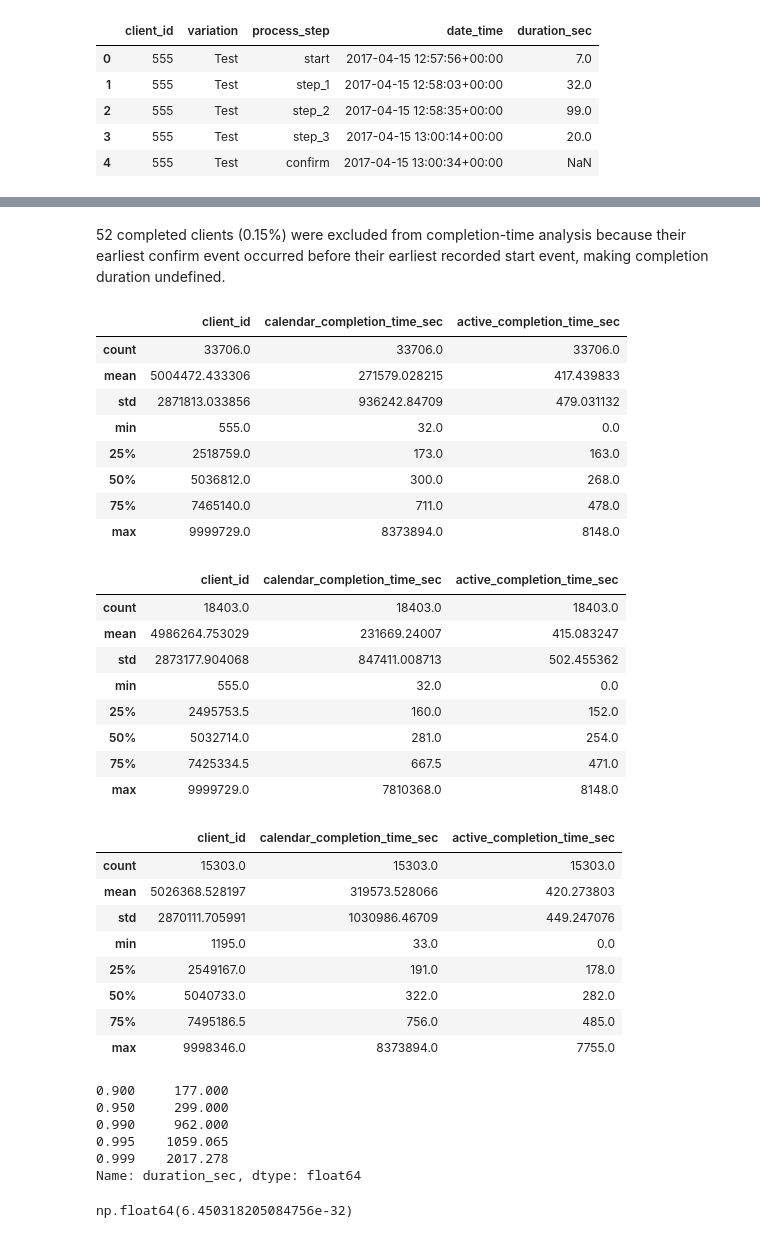
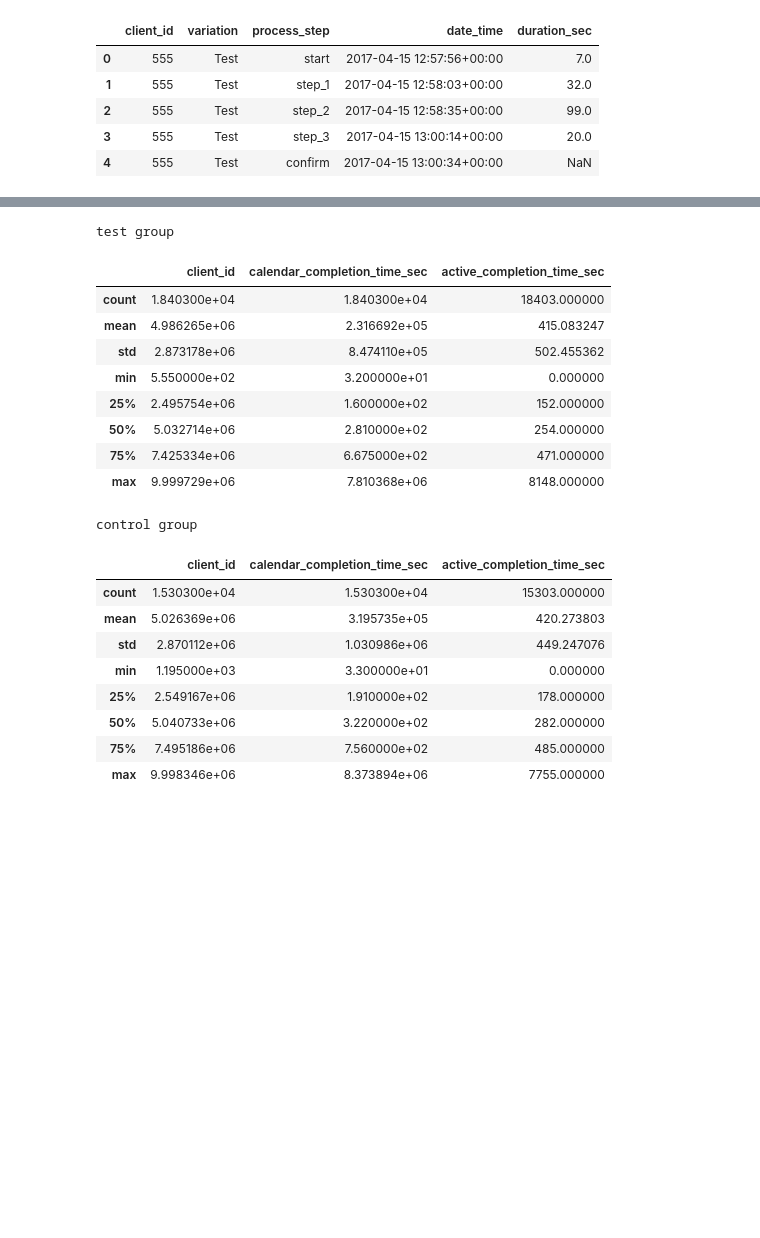
Before and after one commit to mosijituo049/vanguard-ab-test, a Jupyter notebook: notebook/duration_analysis.ipynb, the cells around one changed output, grey strips where cells are left out. Drawn from its saved outputs; the diff is of its cells as text; code cells hidden in the pictures; blank space fills up the shorter version.

```diff
--- a/notebook/duration_analysis.ipynb
+++ b/notebook/duration_analysis.ipynb
@@ -60,56 +44,27 @@ completion time table loaded!
-# %% [markdown]
-52 completed clients (0.15%) were excluded from completion-time analysis because their earliest confirm event occurred before their earliest recorded start event, making completion duration undefined.
 # %%
-display(df_completion_time.describe())
+#display(df_completion_time.describe())
+print("test group")
 display(df_completion_time_test.describe())
+print("control group")
 display(df_completion_time_control.describe())
 # %% [output]
+test group
 |  | client_id | calendar_completion_time_sec | active_completion_time_sec |
-| count | 33706.0 | 33706.0 | 33706.0 |
-| mean | 5004472.433306 | 271579.028215 | 417.439833 |
-| std | 2871813.033856 | 936242.84709 | 479.031132 |
-| min | 555.0 | 32.0 | 0.0 |
-| 25% | 2518759.0 | 173.0 | 163.0 |
-| 50% | 5036812.0 | 300.0 | 268.0 |
-| 75% | 7465140.0 | 711.0 | 478.0 |
-| max | 9999729.0 | 8373894.0 | 8148.0 |
+| count | 1.840300e+04 | 1.840300e+04 | 18403.000000 |
+| mean | 4.986265e+06 | 2.316692e+05 | 415.083247 |
+| std | 2.873178e+06 | 8.474110e+05 | 502.455362 |
+| min | 5.550000e+02 | 3.200000e+01 | 0.000000 |
+| 25% | 2.495754e+06 | 1.600000e+02 | 152.000000 |
+| 50% | 5.032714e+06 | 2.810000e+02 | 254.000000 |
+| 75% | 7.425334e+06 | 6.675000e+02 | 471.000000 |
+| max | 9.999729e+06 | 7.810368e+06 | 8148.000000 |
+control group
 |  | client_id | calendar_completion_time_sec | active_completion_time_sec |
-| count | 18403.0 | 18403.0 | 18403.0 |
-| mean | 4986264.753029 | 231669.24007 | 415.083247 |
-| std | 2873177.904068 | 847411.008713 | 502.455362 |
-| min | 555.0 | 32.0 | 0.0 |
-| 25% | 2495753.5 | 160.0 | 152.0 |
-| 50% | 5032714.0 | 281.0 | 254.0 |
-| 75% | 7425334.5 | 667.5 | 471.0 |
-| max | 9999729.0 | 7810368.0 | 8148.0 |
+| count | 1.530300e+04 | 1.530300e+04 | 15303.000000 |
+| mean | 5.026369e+06 | 3.195735e+05 | 420.273803 |
+| std | 2.870112e+06 | 1.030986e+06 | 449.247076 |
+| min | 1.195000e+03 | 3.300000e+01 | 0.000000 |
+| 25% | 2.549167e+06 | 1.910000e+02 | 178.000000 |
+| 50% | 5.040733e+06 | 3.220000e+02 | 282.000000 |
+| 75% | 7.495186e+06 | 7.560000e+02 | 485.000000 |
+| max | 9.998346e+06 | 8.373894e+06 | 7755.000000 |
-|  | client_id | calendar_completion_time_sec | active_completion_time_sec |
-| count | 15303.0 | 15303.0 | 15303.0 |
-| mean | 5026368.528197 | 319573.528066 | 420.273803 |
-| std | 2870111.705991 | 1030986.46709 | 449.247076 |
-| min | 1195.0 | 33.0 | 0.0 |
-| 25% | 2549167.0 | 191.0 | 178.0 |
-| 50% | 5040733.0 | 322.0 | 282.0 |
-| 75% | 7495186.5 | 756.0 | 485.0 |
-| max | 9998346.0 | 8373894.0 | 7755.0 |
-# %%
-df_duration['duration_sec'].quantile(
-    [0.90,0.95,0.99,0.995,0.999]
-)
-# %% [output]
-0.900     177.000
-0.950     299.000
-0.990     962.000
-0.995    1059.065
-0.999    2017.278
-Name: duration_sec, dtype: float64
-# %%
-from scipy.stats import mannwhitneyu
-
-u_stat, p_value = mannwhitneyu(
-    df_completion_time_test['active_completion_time_sec'],
-    df_completion_time_control['active_completion_time_sec'],
-    alternative='two-sided'
-)
-p_value
-# %% [output]
-np.float64(6.450318205084756e-32)
```
Also changed, not shown: parts of 13 cells of this notebook, 8 other files.
